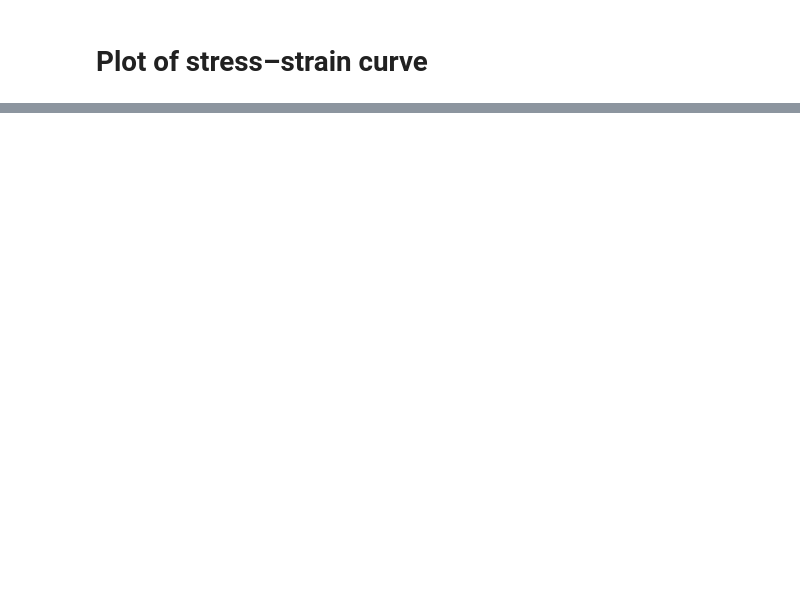
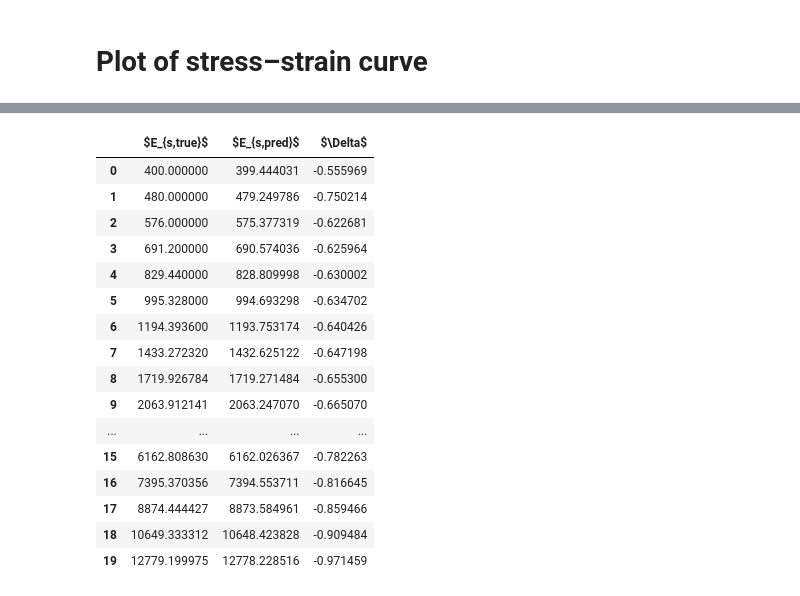
Before and after one commit to BesT1CooKie1/nn_oedometer, a Jupyter notebook: 02_oedometer_pina.ipynb, the cells around one changed output, grey strips where cells are left out. Drawn from its saved outputs; the diff is of its cells as text; code cells hidden in the pictures; blank space fills up the shorter version.

```diff
--- a/02_oedometer_pina.ipynb
+++ b/02_oedometer_pina.ipynb
@@ -257,6 +257,7 @@ def plot_result(iterations=20, start_sigma=1, delta_epsilon=0.0005):
     e_s_true_plot = []
     sigma_t = start_sigma
     sigma_pred = []
+    pred_list = []
     with torch.no_grad():
         for i in range(iterations):
             sigma_true_tensor = torch.tensor(sigma_true[i], dtype=torch.float).unsqueeze(-1)
@@ -265,6 +266,7 @@ def plot_result(iterations=20, start_sigma=1, delta_epsilon=0.0005):
             e_s_true_plot.append(e_s_true[i] * sigma_true[i])
             sigma_t = sigma_t + pred * delta_epsilon
             sigma_pred.append(sigma_t)
+            pred_list.append(pred)
 
     # Plot der Losskurve
     plt.scatter(sigma_true, e_s_pred, label='$E_{s,pred}$, $\sigma_{true}$').set_color("red")
@@ -277,7 +279,9 @@ def plot_result(iterations=20, start_sigma=1, delta_epsilon=0.0005):
     plt.title(f'Spannungsdehnungs Verlauf mit $\sigma_0={start_sigma}$ und $\Delta\epsilon=0.0005$')
     plt.legend()
     plt.show()
-plot_result()
+
+    return e_s_true, pred_list
+e_s_true, e_s_pred = plot_result()
 # %% [output]
 <>: SyntaxWarning: invalid escape sequence '\s'
 <>: SyntaxWarning: invalid escape sequence '\s'
@@ -299 +303,19 @@ plot_result()
 [figure]
+# %%
+key_1 = "$E_{s,true}$"
+key_2 = "$E_{s,pred}$"
+key_3 = "$\Delta$"
+
+dict_diff = {
+    key_1 : [],
+    key_2 : [],
+    key_3 : [],
+}
+for i, x in zip(e_s_true, e_s_pred):
+    dict_diff[key_1].append(i)
+    dict_diff[key_2].append(x.item())
+    dict_diff[key_3].append(x.item() - i)
+
+df = pd.DataFrame(dict_diff)
+df
+# %% [output]
@@ -299,0 +325,17 @@ plot_result()
+|  | $E_{s,true}$ | $E_{s,pred}$ | $\Delta$ |
+| 0 | 400.000000 | 399.444031 | -0.555969 |
+| 1 | 480.000000 | 479.249786 | -0.750214 |
+| 2 | 576.000000 | 575.377319 | -0.622681 |
+| 3 | 691.200000 | 690.574036 | -0.625964 |
+| 4 | 829.440000 | 828.809998 | -0.630002 |
+| 5 | 995.328000 | 994.693298 | -0.634702 |
+| 6 | 1194.393600 | 1193.753174 | -0.640426 |
+| 7 | 1433.272320 | 1432.625122 | -0.647198 |
+| 8 | 1719.926784 | 1719.271484 | -0.655300 |
+| 9 | 2063.912141 | 2063.247070 | -0.665070 |
+| ... | ... | ... | ... |
+| 15 | 6162.808630 | 6162.026367 | -0.782263 |
+| 16 | 7395.370356 | 7394.553711 | -0.816645 |
+| 17 | 8874.444427 | 8873.584961 | -0.859466 |
+| 18 | 10649.333312 | 10648.423828 | -0.909484 |
+| 19 | 12779.199975 | 12778.228516 | -0.971459 |
```
Also changed, not shown: parts of 7 cells of this notebook, 7 other files.
